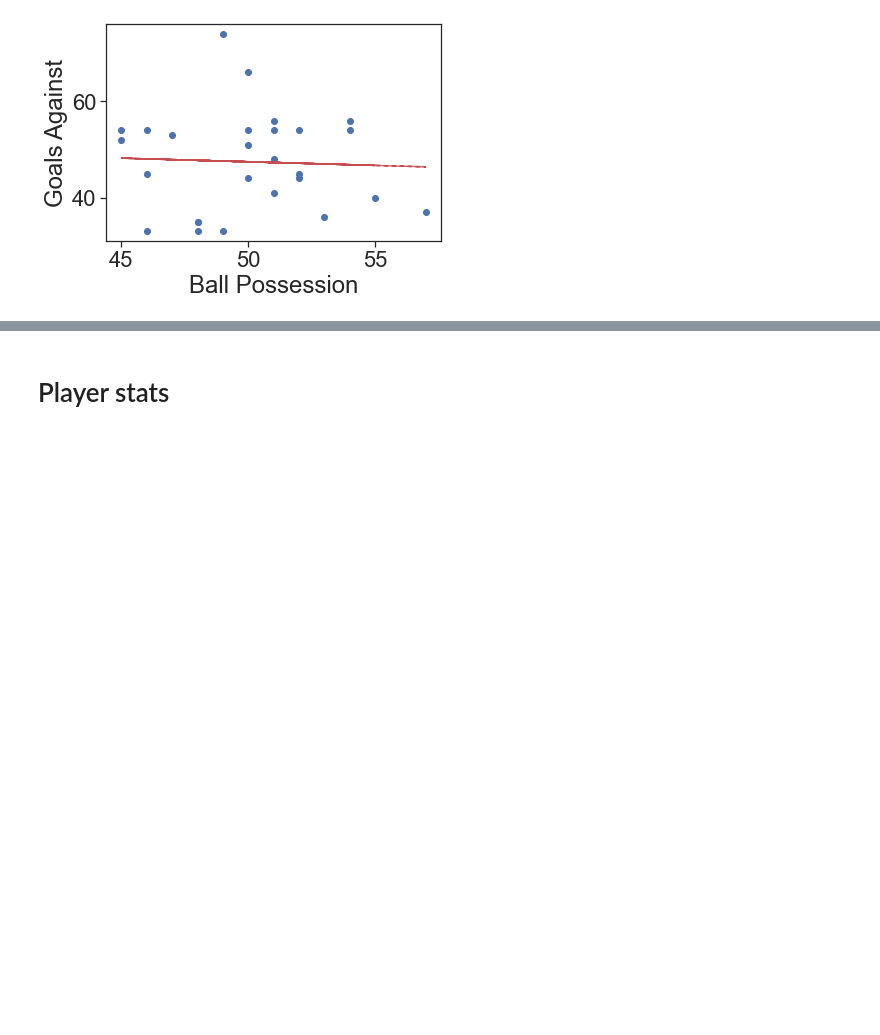
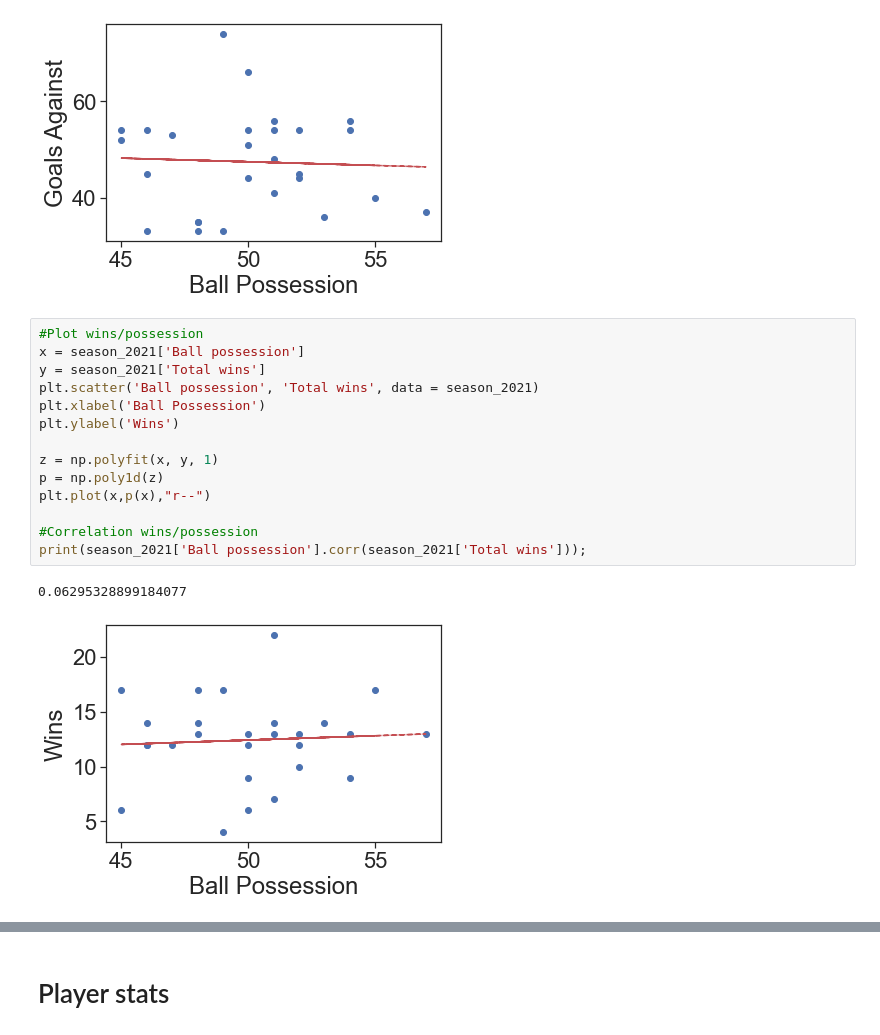
Before and after one commit to AndyRast/MLS-Soccer, a Jupyter notebook: MLS Web.ipynb, the cells around one changed output, grey strips where cells are left out. Drawn from its saved outputs; the diff is of its cells as text; blank space fills up the shorter version.

```diff
--- a/MLS Web.ipynb
+++ b/MLS Web.ipynb
@@ -564,3 +564,20 @@ print(season_2021['Ball possession'].corr(season_2021['Goals against']));
 # %% [output]
 -0.04502420233659581
 [figure]
+# %%
+#Plot wins/possession
+x = season_2021['Ball possession']
+y = season_2021['Total wins']
+plt.scatter('Ball possession', 'Total wins', data = season_2021)
+plt.xlabel('Ball Possession')
+plt.ylabel('Wins')
+
+z = np.polyfit(x, y, 1)
+p = np.poly1d(z)
+plt.plot(x,p(x),"r--")
+
+#Correlation wins/possession
+print(season_2021['Ball possession'].corr(season_2021['Total wins']));
+# %% [output]
+0.06295328899184077
+[figure, added]
```
Also changed, not shown: parts of 54 cells of this notebook, 21 other files.
